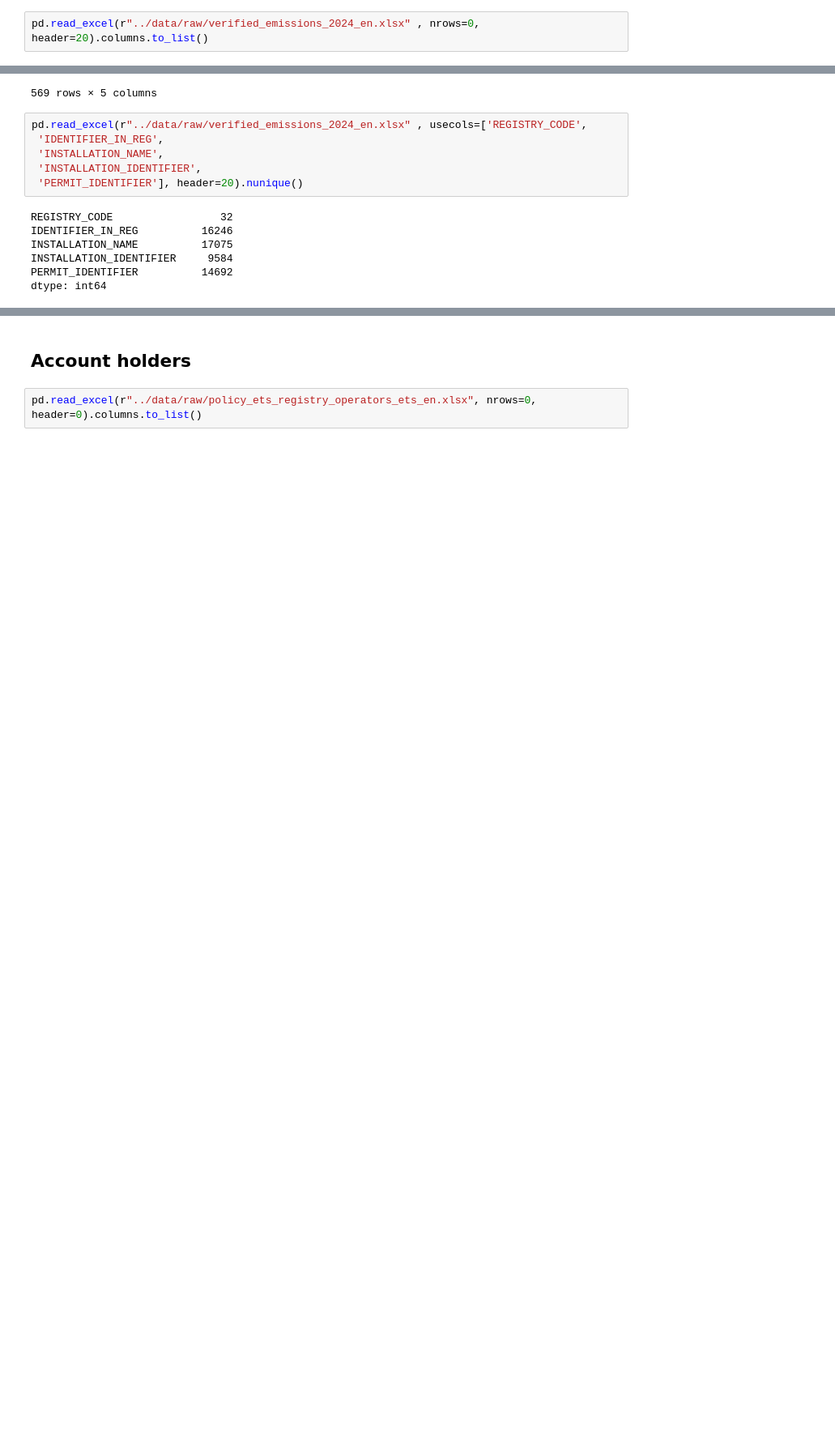
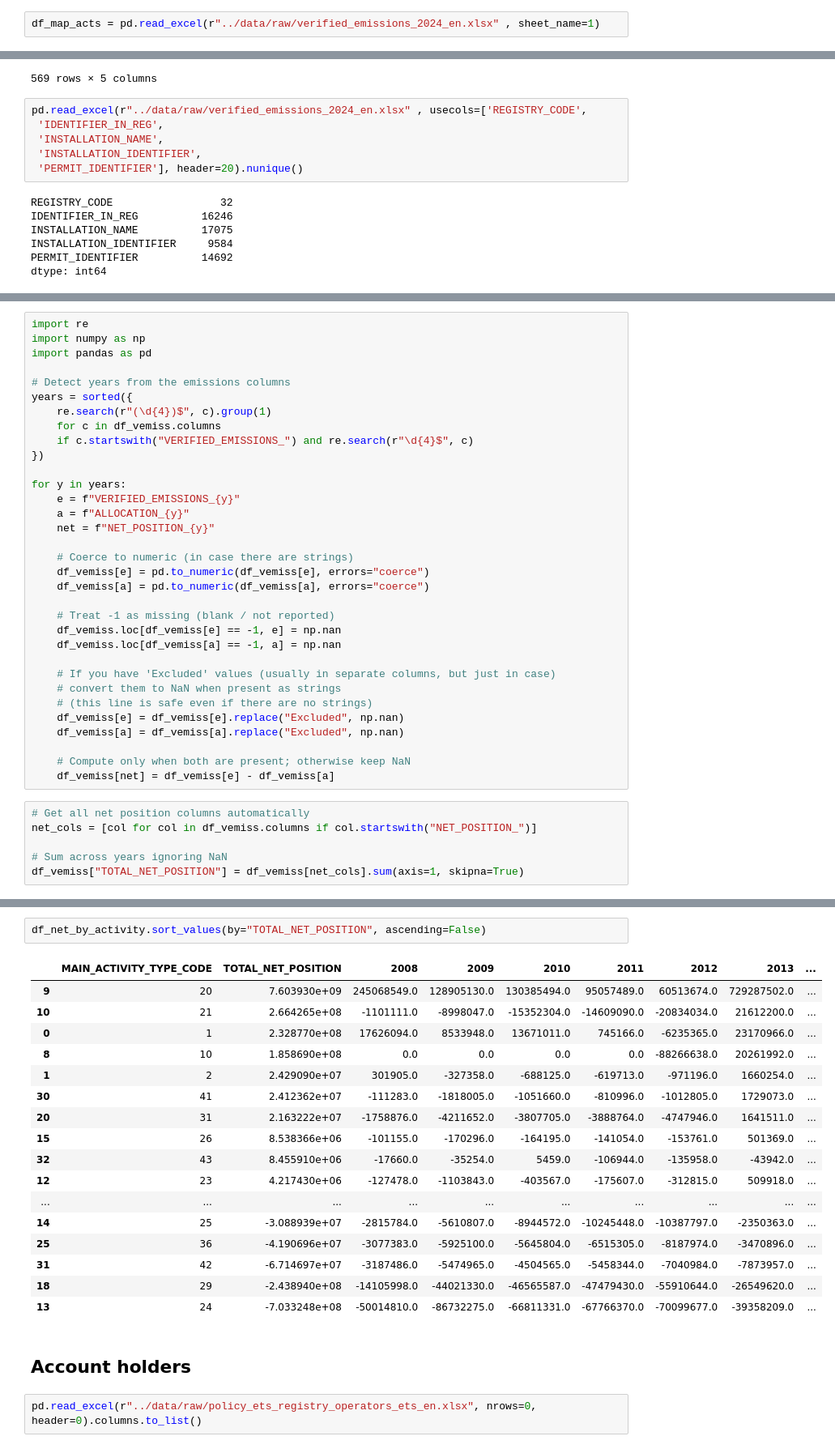
Before and after one commit to atr-tapia/ETS_repo, a Jupyter notebook: notebooks/union_registries_dfs.ipynb, the cells around one changed output, grey strips where cells are left out. Shown at 81% size. Cells and saved outputs as stored; diff of their text form; blank space fills up the shorter version.

Commit message:
compute emissions-free EUAs

```diff
--- a/notebooks/union_registries_dfs.ipynb
+++ b/notebooks/union_registries_dfs.ipynb
@@ -238,2 +241,2 @@ pd.read_excel(r"../data/raw/compliance_2020_code_en.xlsx" ,nrows=0, header=0).co
 # %%
-pd.read_excel(r"../data/raw/verified_emissions_2024_en.xlsx" , nrows=0, header=20).columns.to_list()
+df_map_acts = pd.read_excel(r"../data/raw/verified_emissions_2024_en.xlsx" , sheet_name=1)
@@ -296,0 +324,39 @@ dtype: int64
+# %%
+import re
+import numpy as np
+import pandas as pd
+
+# Detect years from the emissions columns
+years = sorted({
+    re.search(r"(\d{4})$", c).group(1)
+    for c in df_vemiss.columns
+    if c.startswith("VERIFIED_EMISSIONS_") and re.search(r"\d{4}$", c)
+})
+
+for y in years:
+    e = f"VERIFIED_EMISSIONS_{y}"
+    a = f"ALLOCATION_{y}"
+    net = f"NET_POSITION_{y}"
+
+    # Coerce to numeric (in case there are strings)
+    df_vemiss[e] = pd.to_numeric(df_vemiss[e], errors="coerce")
+    df_vemiss[a] = pd.to_numeric(df_vemiss[a], errors="coerce")
+
+    # Treat -1 as missing (blank / not reported)
+    df_vemiss.loc[df_vemiss[e] == -1, e] = np.nan
+    df_vemiss.loc[df_vemiss[a] == -1, a] = np.nan
+
+    # If you have 'Excluded' values (usually in separate columns, but just in case)
+    # convert them to NaN when present as strings
+    # (this line is safe even if there are no strings)
+    df_vemiss[e] = df_vemiss[e].replace("Excluded", np.nan)
+    df_vemiss[a] = df_vemiss[a].replace("Excluded", np.nan)
+
+    # Compute only when both are present; otherwise keep NaN
+    df_vemiss[net] = df_vemiss[e] - df_vemiss[a]
+# %%
+# Get all net position columns automatically
+net_cols = [col for col in df_vemiss.columns if col.startswith("NET_POSITION_")]
+
+# Sum across years ignoring NaN
+df_vemiss["TOTAL_NET_POSITION"] = df_vemiss[net_cols].sum(axis=1, skipna=True)
@@ -297,3 +430,23 @@ dtype: int64
+# %%
+df_net_by_activity.sort_values(by="TOTAL_NET_POSITION", ascending=False)
+# %% [output]
+|  | MAIN_ACTIVITY_TYPE_CODE | TOTAL_NET_POSITION | 2008 | 2009 | 2010 | 2011 | 2012 | 2013 | ... |
+| 9 | 20 | 7.603930e+09 | 245068549.0 | 128905130.0 | 130385494.0 | 95057489.0 | 60513674.0 | 729287502.0 | ... |
+| 10 | 21 | 2.664265e+08 | -1101111.0 | -8998047.0 | -15352304.0 | -14609090.0 | -20834034.0 | 21612200.0 | ... |
+| 0 | 1 | 2.328770e+08 | 17626094.0 | 8533948.0 | 13671011.0 | 745166.0 | -6235365.0 | 23170966.0 | ... |
+| 8 | 10 | 1.858690e+08 | 0.0 | 0.0 | 0.0 | 0.0 | -88266638.0 | 20261992.0 | ... |
+| 1 | 2 | 2.429090e+07 | 301905.0 | -327358.0 | -688125.0 | -619713.0 | -971196.0 | 1660254.0 | ... |
+| 30 | 41 | 2.412362e+07 | -111283.0 | -1818005.0 | -1051660.0 | -810996.0 | -1012805.0 | 1729073.0 | ... |
+| 20 | 31 | 2.163222e+07 | -1758876.0 | -4211652.0 | -3807705.0 | -3888764.0 | -4747946.0 | 1641511.0 | ... |
+| 15 | 26 | 8.538366e+06 | -101155.0 | -170296.0 | -164195.0 | -141054.0 | -153761.0 | 501369.0 | ... |
+| 32 | 43 | 8.455910e+06 | -17660.0 | -35254.0 | 5459.0 | -106944.0 | -135958.0 | -43942.0 | ... |
+| 12 | 23 | 4.217430e+06 | -127478.0 | -1103843.0 | -403567.0 | -175607.0 | -312815.0 | 509918.0 | ... |
+| ... | ... | ... | ... | ... | ... | ... | ... | ... | ... |
+| 14 | 25 | -3.088939e+07 | -2815784.0 | -5610807.0 | -8944572.0 | -10245448.0 | -10387797.0 | -2350363.0 | ... |
+| 25 | 36 | -4.190696e+07 | -3077383.0 | -5925100.0 | -5645804.0 | -6515305.0 | -8187974.0 | -3470896.0 | ... |
+| 31 | 42 | -6.714697e+07 | -3187486.0 | -5474965.0 | -4504565.0 | -5458344.0 | -7040984.0 | -7873957.0 | ... |
+| 18 | 29 | -2.438940e+08 | -14105998.0 | -44021330.0 | -46565587.0 | -47479430.0 | -55910644.0 | -26549620.0 | ... |
+| 13 | 24 | -7.033248e+08 | -50014810.0 | -86732275.0 | -66811331.0 | -67766370.0 | -70099677.0 | -39358209.0 | ... |
 # %% [markdown]
 ## Account holders
 # %%
```
Also changed, not shown: parts of 9 cells of this notebook.
